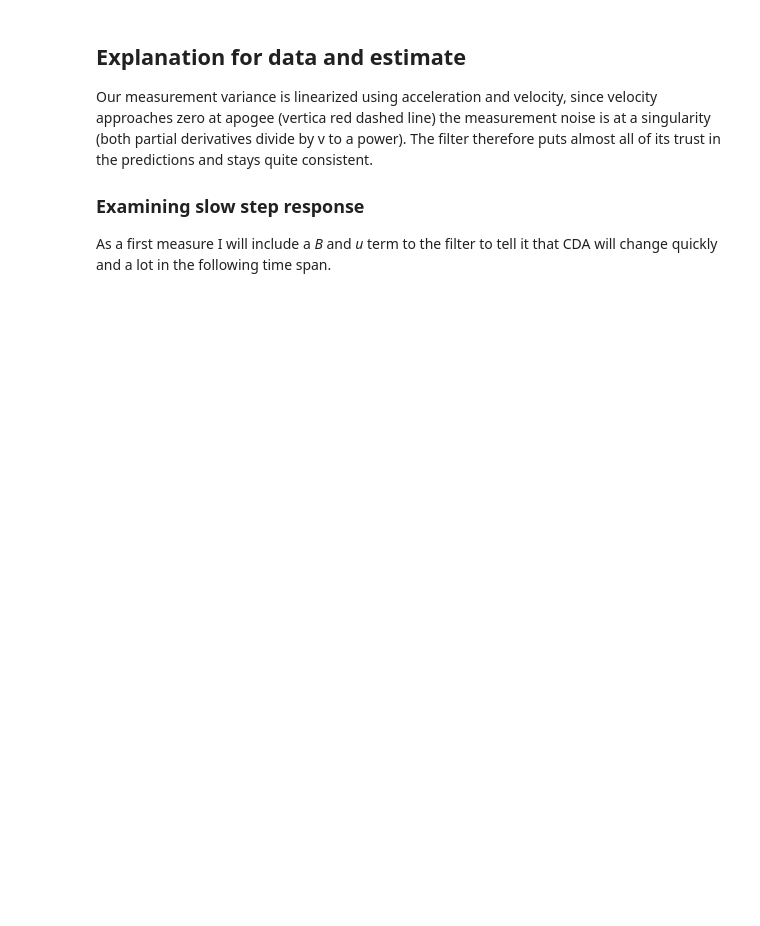
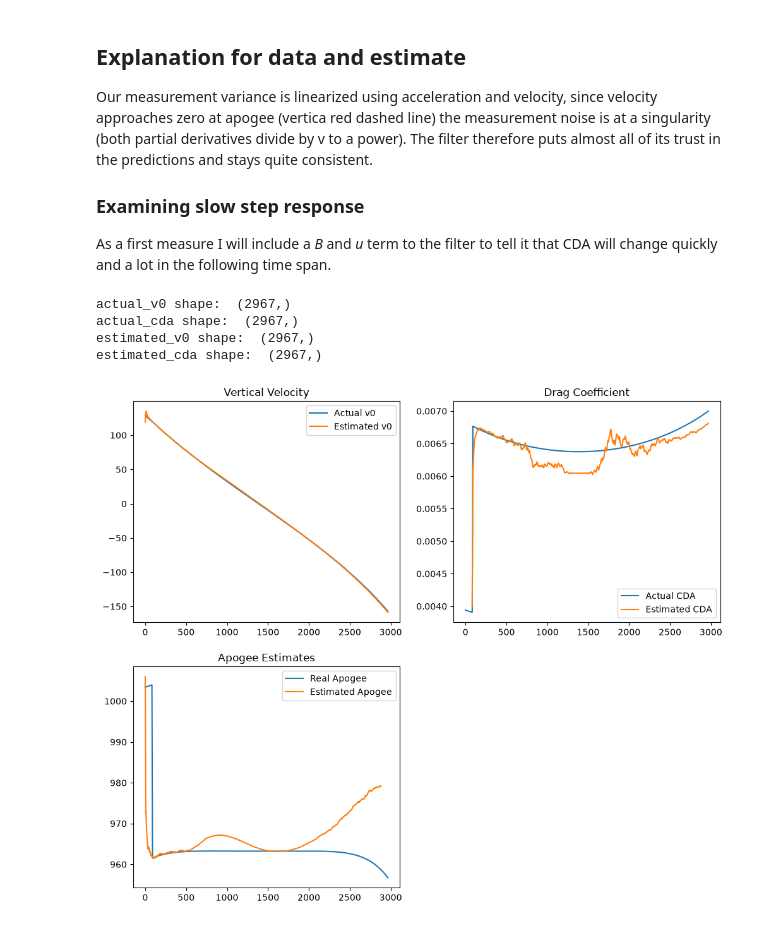
Before and after one commit to the-lightstack/kiraAirbrakeSoftware, a Jupyter notebook: regularSampleFilter.ipynb, the cells around one changed output. Saved outputs shown, nothing was run; the diff lists cells and outputs as text; code cells hidden in the pictures; blank space fills up the shorter version.

```diff
--- a/regularSampleFilter.ipynb
+++ b/regularSampleFilter.ipynb
@@ -863,3 +928,65 @@ Our measurement variance is linearized using acceleration and velocity, since ve
 
 ### Examining slow step response
 As a first measure I will include a *B* and *u* term to the filter to tell it that CDA will change quickly and a lot in the following time span.
+# %%
+# Finding out why apogee estimation is overshooting
+# h_apo = np.log1p(k*v0**2/g) / (2*k)
+# We will track k which is Cda/2m and v0 estimates vs the real values
+
+actual_h0 = np.array([i.height for i in flightData if i.controlSoftwareData is not None])
+actual_v0 = np.array([i.verticalVelocity for i in flightData if i.controlSoftwareData is not None])
+actual_cda = np.array([CdA(v=i.verticalVelocity, a=i.verticalAcceleration) for i in flightData if i.controlSoftwareData is not None])
+
+estimated_h0 = np.array([i.controlSoftwareData.kalmanHeight for i in flightData if i.controlSoftwareData is not None])
+estimated_v0 = np.array([i.controlSoftwareData.kalmanVelocity for i in flightData if i.controlSoftwareData is not None])
+estimated_cda = np.array([i.controlSoftwareData.cdEstimate for i in flightData if i.controlSoftwareData is not None])
+
+# print all the shapes
+print("actual_v0 shape: ", actual_v0.shape)
+print("actual_cda shape: ", actual_cda.shape)
+print("estimated_v0 shape: ", estimated_v0.shape)
+print("estimated_cda shape: ", estimated_cda.shape)
+
+def apogee(v0, CdA, m=constants.ROCKET_BURNOUT_MASS, rho=1.225, g=9.80665, h0=0.0):
+
+    v0, CdA, m = map(np.asarray, (v0, CdA, m))
+    k = 0.5 * rho * CdA               # drag constant [kg/m]
+    x = k * v0**2 / (m * g)                # dimensionless drag parameter
+
+    # m/(2k) * ln(1+x), with a safe limit as k -> 0 (-> v0^2 / (2g))
+    with np.errstate(divide="ignore", invalid="ignore"):
+        gain = np.where(k > 0, m / (2.0 * k) * np.log1p(x), v0**2 / (2.0 * g))
+    return h0 + gain
+
+apogee_estimate = [h0 + apogee(v0, cda) for h0, v0, cda in zip(estimated_h0, estimated_v0, estimated_cda) if v0 is not None and cda is not None and h0 is not None]
+real_apogee = [h0 + apogee(v0, cda) for h0, v0, cda in zip(actual_h0, actual_v0, actual_cda) if v0 is not None and cda is not None and h0 is not None]
+
+
+# and plot them
+plt.figure(figsize=(12,10))
+plt.subplot(2,2,1)
+plt.plot(actual_v0, label="Actual v0")
+plt.plot(estimated_v0, label="Estimated v0")
+plt.legend()
+plt.title("Vertical Velocity")
+
+plt.subplot(2,2,2)
+plt.plot(actual_cda, label="Actual CDA")
+plt.plot(estimated_cda, label="Estimated CDA")
+plt.legend()
+plt.title("Drag Coefficient")
+
+# add two more plots for the apogee estimates
+plt.subplot(2,2,3)
+plt.plot(real_apogee, label="Real Apogee")
+plt.plot(apogee_estimate, label="Estimated Apogee")
+plt.legend()
+plt.title("Apogee Estimates")
+
+plt.show()
+# %% [output]
+actual_v0 shape:  (2967,)
+actual_cda shape:  (2967,)
+estimated_v0 shape:  (2967,)
+estimated_cda shape:  (2967,)
+[figure, added]
```
Also changed, not shown: parts of 5 cells of this notebook, 2 other files.
